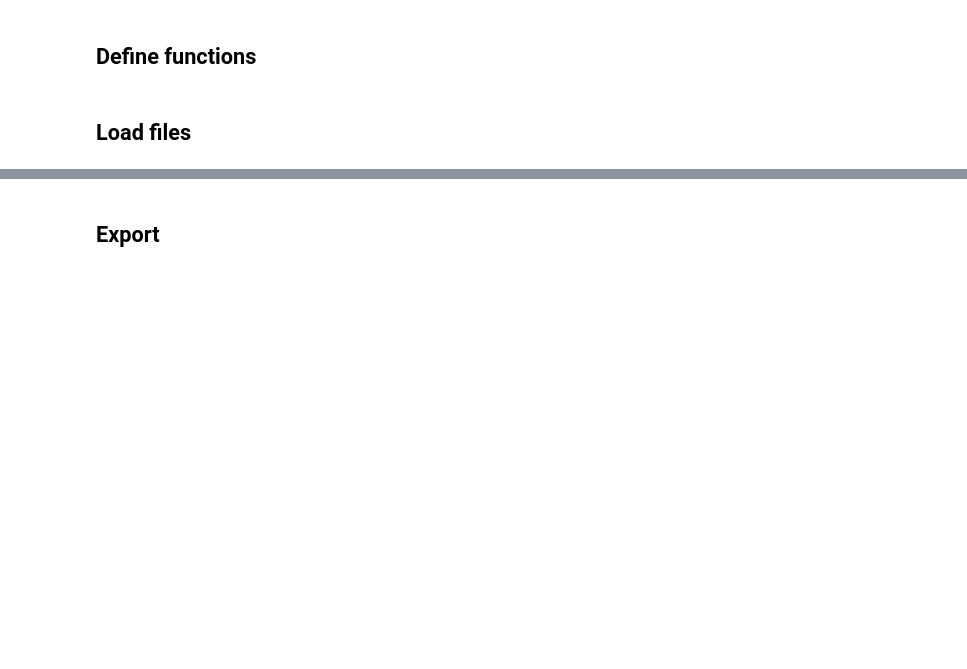
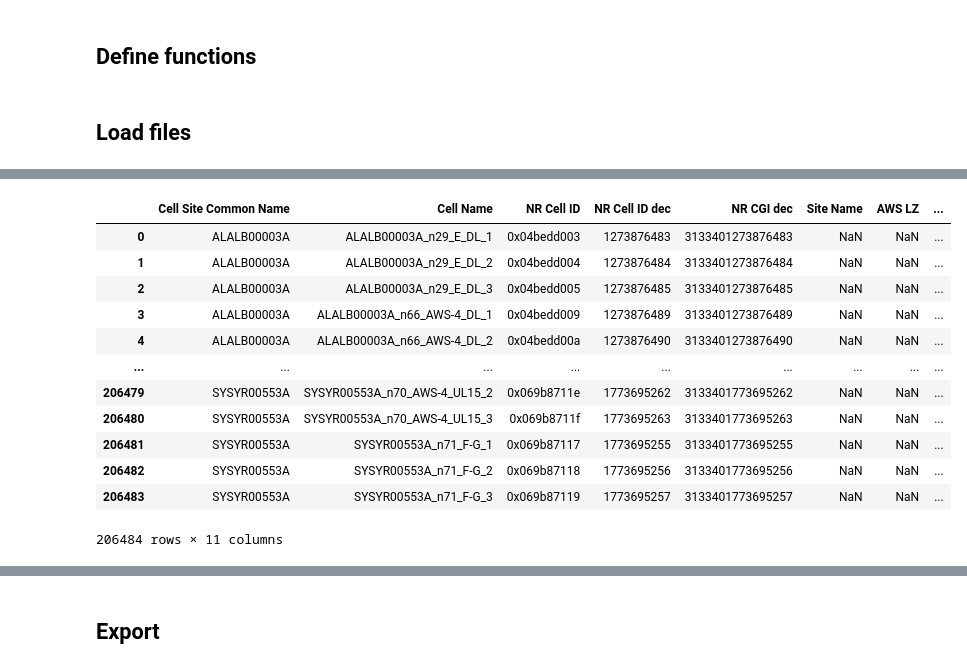
Before and after one commit to alvarova26/Python_and_Notebooks, a Jupyter notebook: DISH/DISH_Enrichment v3.ipynb, the cells around one changed output, grey strips where cells are left out. Saved outputs shown, nothing was run; the diff lists cells and outputs as text; code cells hidden in the pictures; blank space fills up the shorter version.

```diff
--- a/DISH/DISH_Enrichment v3.ipynb
+++ b/DISH/DISH_Enrichment v3.ipynb
@@ -85,6 +85,6 @@ def padding(NR_Cell_ID_dec, NR_Cell_ID_dec_len):
 # %%
 # Especify the path to the file
 path_to_n1_acdm = 'C:/Users/alvaro.mendoza/Desktop/DISH_Enrichment/N1 ACDM Export/20220825113059.csv'
-path_to_20_aoi = 'C:/Users/alvaro.mendoza/Desktop/DISH_Enrichment/20_AOI_SITE.xlsx'
+path_to_aoi_20 = 'C:/Users/alvaro.mendoza/Desktop/DISH_Enrichment/20% AOI SITE INFO.xlsx'
 # %%
 df_n1_acdm = open_file(path_to_n1_acdm, flag='csv')
@@ -143,0 +122,8 @@ df_n1_acdm.head()
+# %%
+df_aoi_20 = open_file(path_to_aoi_20, flag='xls')
+aoi_20_col = ['Site Name', 'AWS LZ', 'NDC Region', 'AOI Name', 'Market', 'BEDC Region'] # 20_AOI_SITE
+df_aoi_20 = df_aoi_20[aoi_20_col]
+df_aoi_20 = df_aoi_20.dropna(subset=['Site Name'])
+df_aoi_20 = df_aoi_20.drop_duplicates(subset=['Site Name'], keep='first')
+df_aoi_20 = df_aoi_20.reset_index(drop=True)
+df_aoi_20
@@ -143,0 +144,17 @@ df_n1_acdm.head()
+# %%
+df_enrich = pd.merge(df_n1_acdm, df_aoi_20, how='left', left_on='Cell Site Common Name', right_on='Site Name')
+df_enrich
+# %% [output]
+|  | Cell Site Common Name | Cell Name | NR Cell ID | NR Cell ID dec | NR CGI dec | Site Name | AWS LZ | ... |
+| 0 | ALALB00003A | ALALB00003A_n29_E_DL_1 | 0x04bedd003 | 1273876483 | 3133401273876483 | NaN | NaN | ... |
+| 1 | ALALB00003A | ALALB00003A_n29_E_DL_2 | 0x04bedd004 | 1273876484 | 3133401273876484 | NaN | NaN | ... |
+| 2 | ALALB00003A | ALALB00003A_n29_E_DL_3 | 0x04bedd005 | 1273876485 | 3133401273876485 | NaN | NaN | ... |
+| 3 | ALALB00003A | ALALB00003A_n66_AWS-4_DL_1 | 0x04bedd009 | 1273876489 | 3133401273876489 | NaN | NaN | ... |
+| 4 | ALALB00003A | ALALB00003A_n66_AWS-4_DL_2 | 0x04bedd00a | 1273876490 | 3133401273876490 | NaN | NaN | ... |
+| ... | ... | ... | ... | ... | ... | ... | ... | ... |
+| 206479 | SYSYR00553A | SYSYR00553A_n70_AWS-4_UL15_2 | 0x069b8711e | 1773695262 | 3133401773695262 | NaN | NaN | ... |
+| 206480 | SYSYR00553A | SYSYR00553A_n70_AWS-4_UL15_3 | 0x069b8711f | 1773695263 | 3133401773695263 | NaN | NaN | ... |
+| 206481 | SYSYR00553A | SYSYR00553A_n71_F-G_1 | 0x069b87117 | 1773695255 | 3133401773695255 | NaN | NaN | ... |
+| 206482 | SYSYR00553A | SYSYR00553A_n71_F-G_2 | 0x069b87118 | 1773695256 | 3133401773695256 | NaN | NaN | ... |
+| 206483 | SYSYR00553A | SYSYR00553A_n71_F-G_3 | 0x069b87119 | 1773695257 | 3133401773695257 | NaN | NaN | ... |
+206484 rows × 11 columns
```
Also changed, not shown: parts of 11 cells of this notebook, 3 other files.
